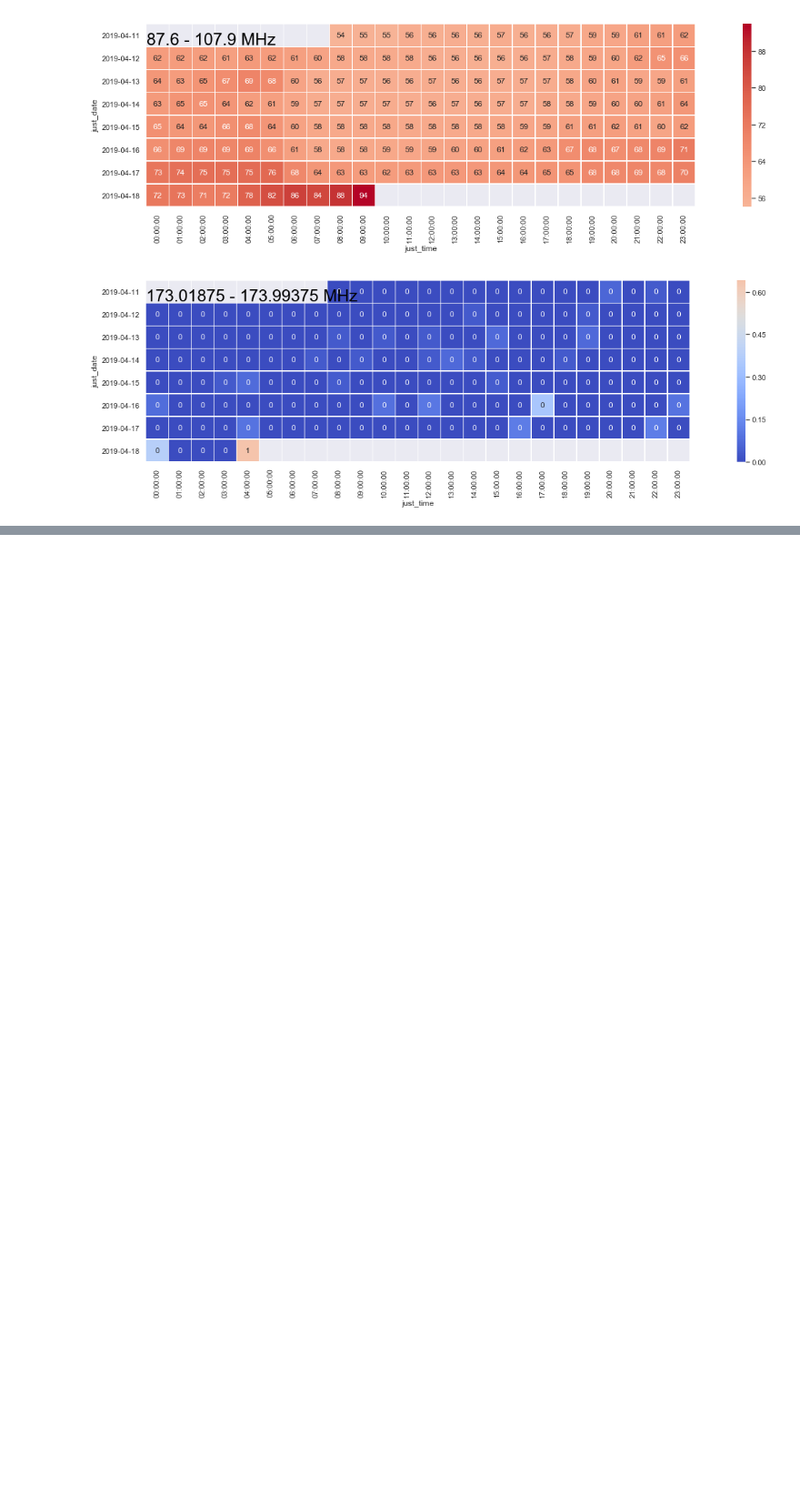
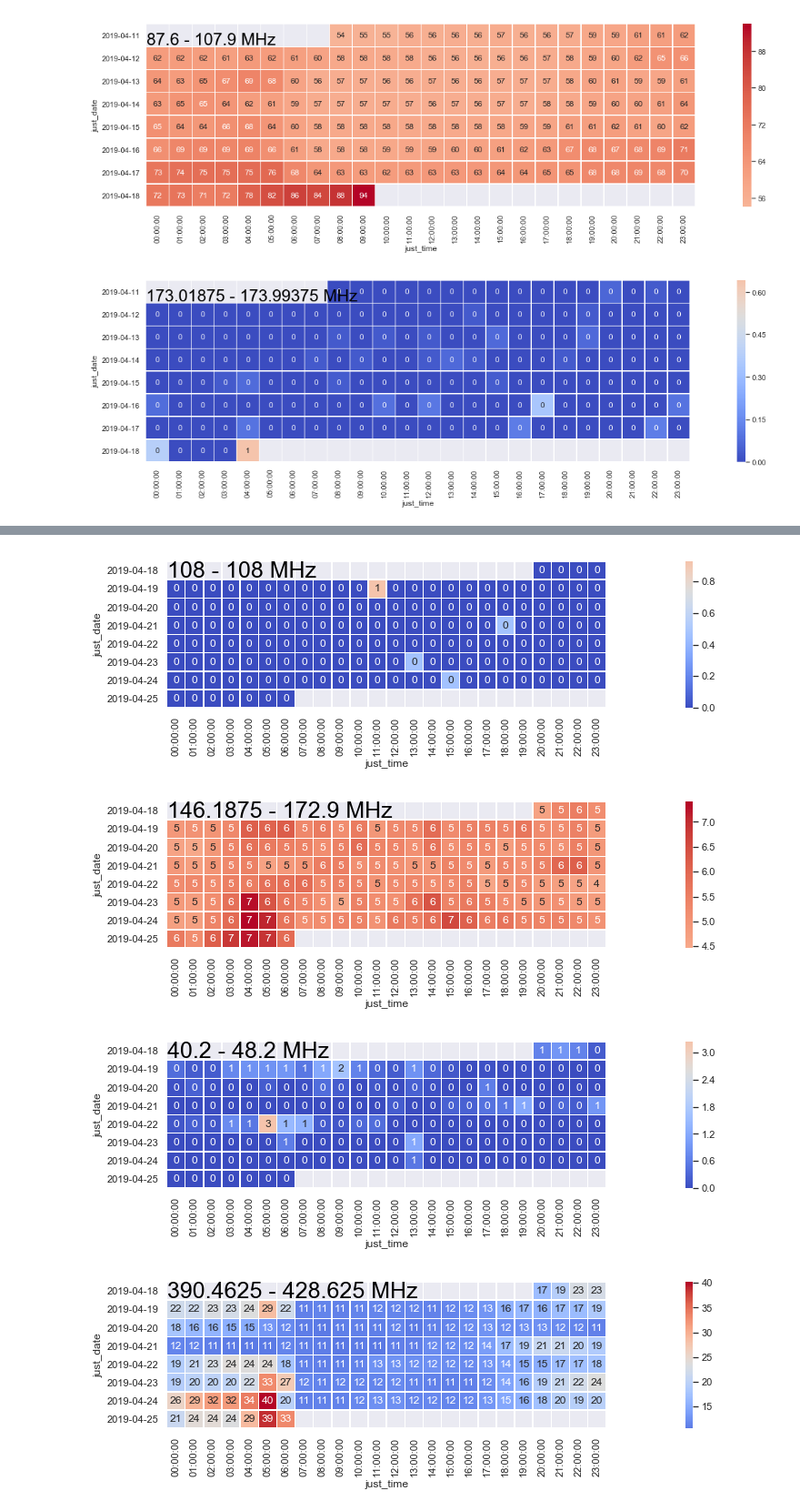
Before and after one commit to ilmars/RCS_Data_Analysis_Python_2019_homeworks, a Jupyter notebook: projekts/projekts.ipynb, the cells around one changed output, grey strips where cells are left out. Shown at 91% size. Cells and saved outputs as stored; diff of their text form; code cells hidden in the pictures; blank space fills up the shorter version.

```diff
--- a/projekts/projekts.ipynb
+++ b/projekts/projekts.ipynb
@@ -261,7 +261,8 @@ def createCharts(id):
     import seaborn as sns
     sns.set()
 
-    path = f"{os.getcwd()}event_{id}/"
+    path = f"{os.getcwd()}/event_{id}/"
+
 
     dateparse = lambda x: pd.datetime.strptime(x, '%Y-%m-%d %H:%M:%S')
     filelist = os.listdir(path)
@@ -287,7 +288,9 @@ def createCharts(id):
 
 
             table = pd.pivot_table(df, values='occ', index=['just_date'], columns=['just_time'], aggfunc=np.average)
-            f, ax = plt.subplots(figsize=(25, 5))
+            fig, ax = plt.subplots(figsize=(25, 5))
+            fig.tight_layout()
+            fig.subplots_adjust(bottom=0.5)
             midpoint = (table.values[~np.isnan(table.values)].max() - table.values[~np.isnan(table.values)].min()) *0.8
             heat_plot = sns.heatmap(table, cmap='coolwarm', annot=True, linewidths=.5, fmt=".0f", ax=ax, center=midpoint, square=True)
             plt.text(0,0.9, str(f1) + " - " + str(f2) + " MHz", fontsize = 25, color='Black',)
@@ -311,0 +405,7 @@ createCharts(10015968)
+# %%
+createCharts(10015996)
+# %% [output]
+[figure, added]
+[figure, added]
+[figure, added]
+[figure, added]
```
Also changed, not shown: parts of 55 cells of this notebook.
